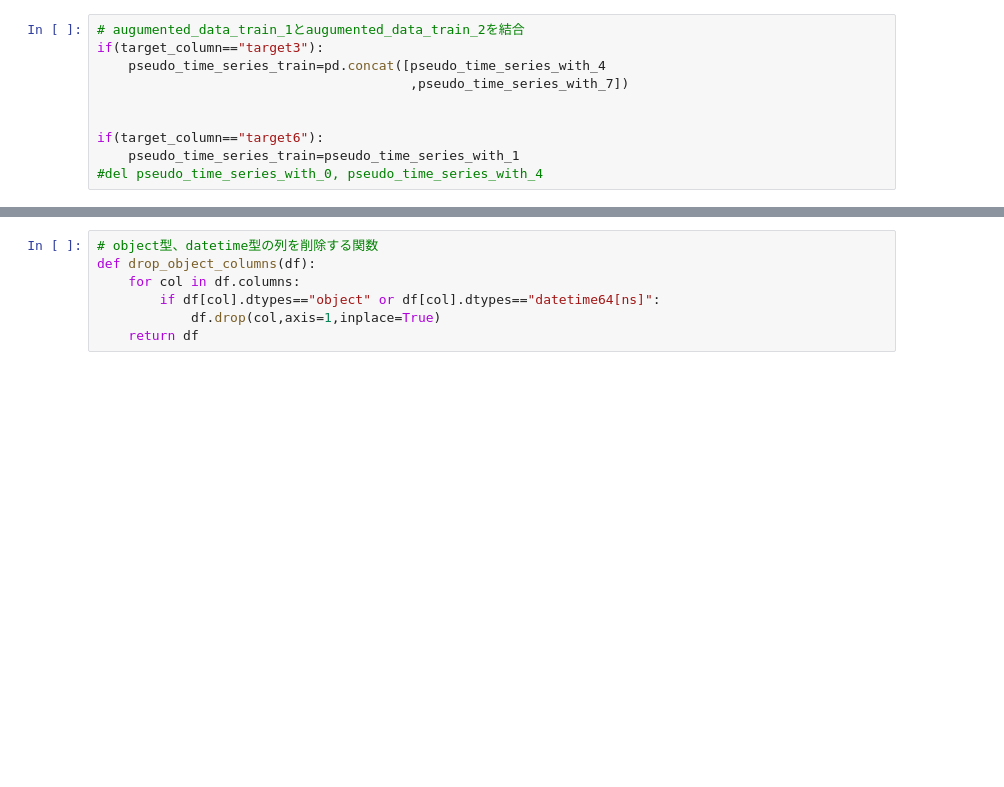
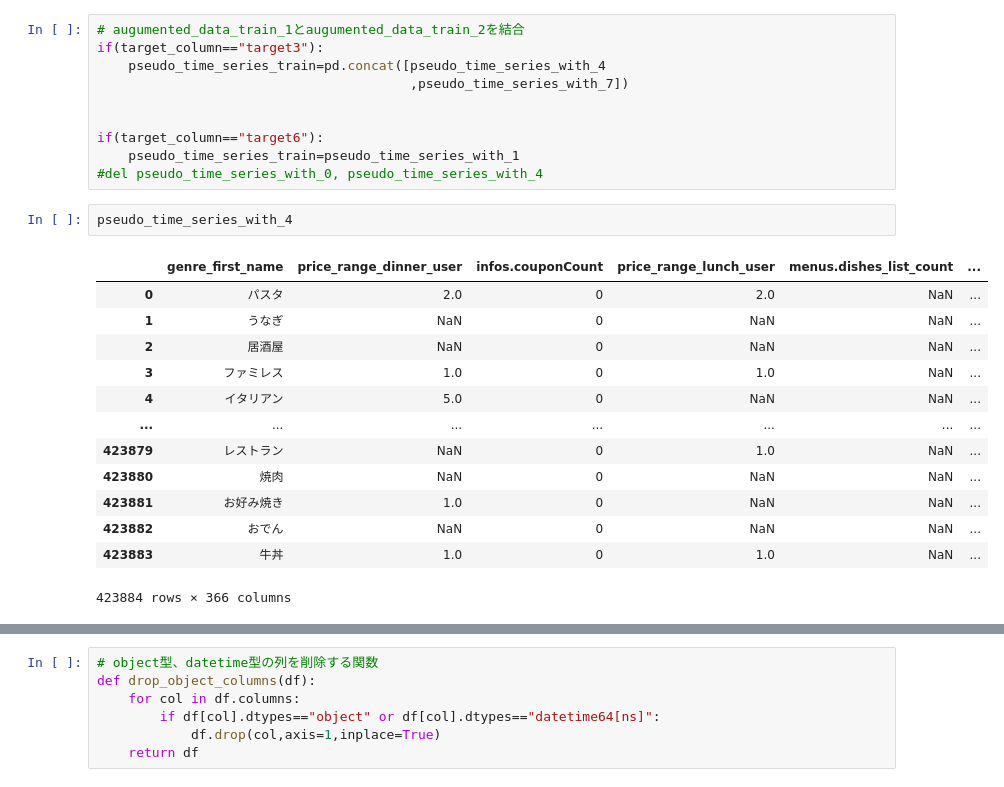
Before and after one commit to dgarage/dglab-ai-scoring_insitestream, a Jupyter notebook: pg/test_models.ipynb, the cells around one changed output, grey strips where cells are left out. Drawn from its saved outputs; the diff is of its cells as text; blank space fills up the shorter version.

```diff
--- a/pg/test_models.ipynb
+++ b/pg/test_models.ipynb
@@ -137,3 +117,19 @@ if(target_column=="target3"):
 if(target_column=="target6"):
     pseudo_time_series_train=pseudo_time_series_with_1
 #del pseudo_time_series_with_0, pseudo_time_series_with_4
+# %%
+pseudo_time_series_with_4
+# %% [output]
+|  | genre_first_name | price_range_dinner_user | infos.couponCount | price_range_lunch_user | menus.dishes_list_count | ... |
+| 0 | パスタ | 2.0 | 0 | 2.0 | NaN | ... |
+| 1 | うなぎ | NaN | 0 | NaN | NaN | ... |
+| 2 | 居酒屋 | NaN | 0 | NaN | NaN | ... |
+| 3 | ファミレス | 1.0 | 0 | 1.0 | NaN | ... |
+| 4 | イタリアン | 5.0 | 0 | NaN | NaN | ... |
+| ... | ... | ... | ... | ... | ... | ... |
+| 423879 | レストラン | NaN | 0 | 1.0 | NaN | ... |
+| 423880 | 焼肉 | NaN | 0 | NaN | NaN | ... |
+| 423881 | お好み焼き | 1.0 | 0 | NaN | NaN | ... |
+| 423882 | おでん | NaN | 0 | NaN | NaN | ... |
+| 423883 | 牛丼 | 1.0 | 0 | 1.0 | NaN | ... |
+423884 rows × 366 columns
```
Also changed, not shown: parts of 37 cells of this notebook.
